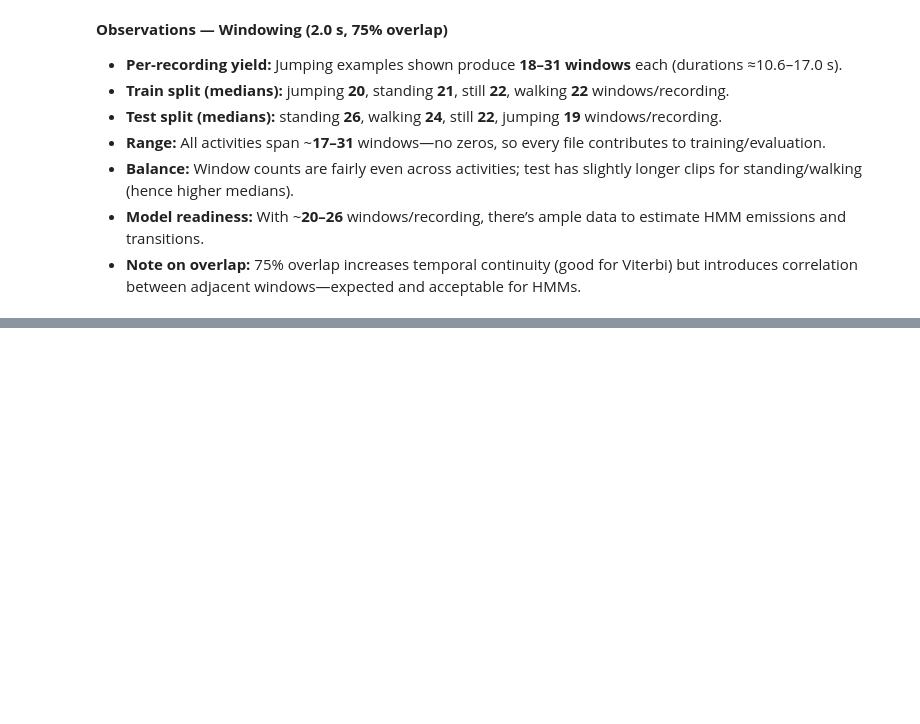
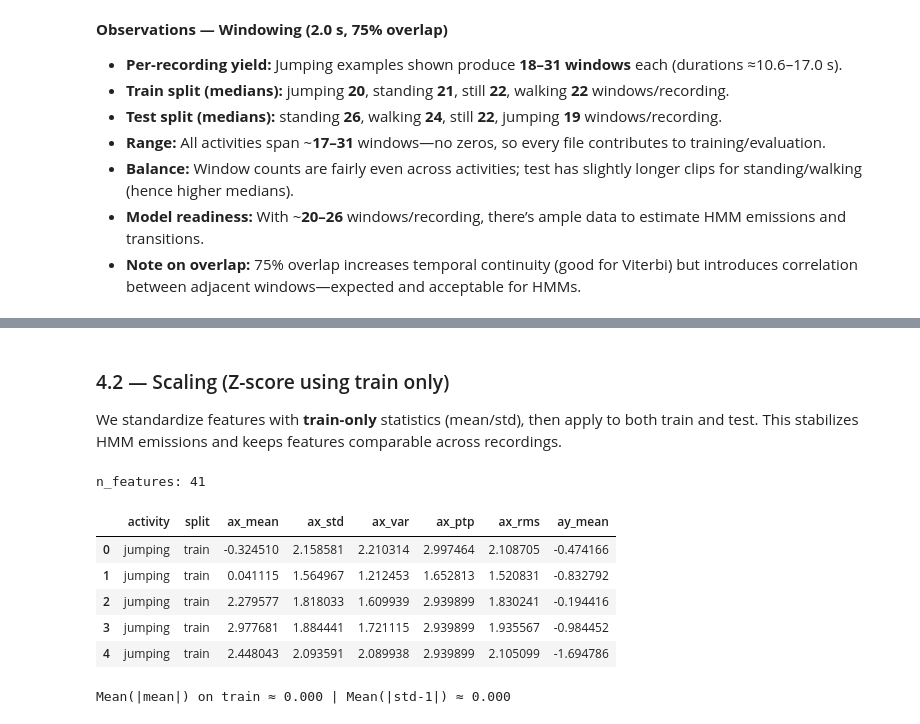
Before and after one commit to Christianib003/human-activity-recognition-hmm, a Jupyter notebook: notebooks/HMM_Project.ipynb, the cells around one changed output, grey strips where cells are left out. Drawn from its saved outputs; the diff is of its cells as text; code cells hidden in the pictures; blank space fills up the shorter version.

```diff
--- a/notebooks/HMM_Project.ipynb
+++ b/notebooks/HMM_Project.ipynb
@@ -448,0 +478,32 @@ Hop     = 0.50s          | 200 samples/window, 50 samples/hop at 100 Hz
+# %% [markdown]
+### 4.2 — Scaling (Z-score using train only)
+We standardize features with **train-only** statistics (mean/std), then apply to both train and test.
+This stabilizes HMM emissions and keeps features comparable across recordings.
+# %%
+# Pick feature columns (exclude labels/meta)
+feat_cols = get_feature_cols(feat_train)
+
+# Fit scaler on train only
+scaler = fit_standardizer(feat_train, feat_cols)
+
+# Apply to train and test
+feat_train_z = apply_standardizer(feat_train, scaler)
+feat_test_z  = apply_standardizer(feat_test,  scaler)
+
+print("n_features:", len(feat_cols))
+display(feat_train_z[["activity","split"] + feat_cols[:6]].head(5))
+# %% [output]
+n_features: 41
+|  | activity | split | ax_mean | ax_std | ax_var | ax_ptp | ax_rms | ay_mean |
+| 0 | jumping | train | -0.324510 | 2.158581 | 2.210314 | 2.997464 | 2.108705 | -0.474166 |
+| 1 | jumping | train | 0.041115 | 1.564967 | 1.212453 | 1.652813 | 1.520831 | -0.832792 |
+| 2 | jumping | train | 2.279577 | 1.818033 | 1.609939 | 2.939899 | 1.830241 | -0.194416 |
+| 3 | jumping | train | 2.977681 | 1.884441 | 1.721115 | 2.939899 | 1.935567 | -0.984452 |
+| 4 | jumping | train | 2.448043 | 2.093591 | 2.089938 | 2.939899 | 2.105099 | -1.694786 |
+# %%
+# Train-only check (mean should be 0, stds ~1 (aggregate check)
+m_means = feat_train_z[feat_cols].mean().abs().mean()
+m_stds  = (feat_train_z[feat_cols].std(ddof=0) - 1.0).abs().mean()
+print(f"Mean(|mean|) on train ≈ {m_means:.3f} | Mean(|std-1|) ≈ {m_stds:.3f}")
+# %% [output]
+Mean(|mean|) on train ≈ 0.000 | Mean(|std-1|) ≈ 0.000
```
Also changed, not shown: parts of 7 cells of this notebook, 2 other files.
